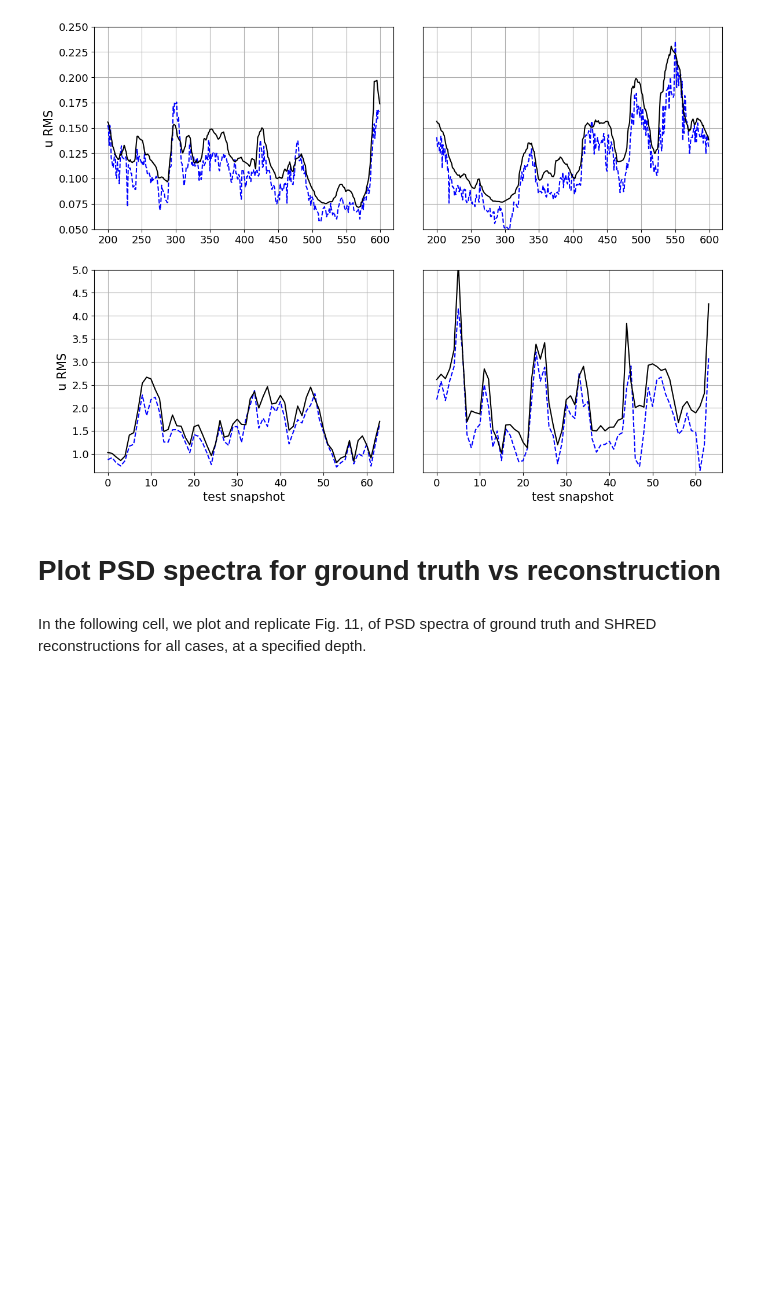
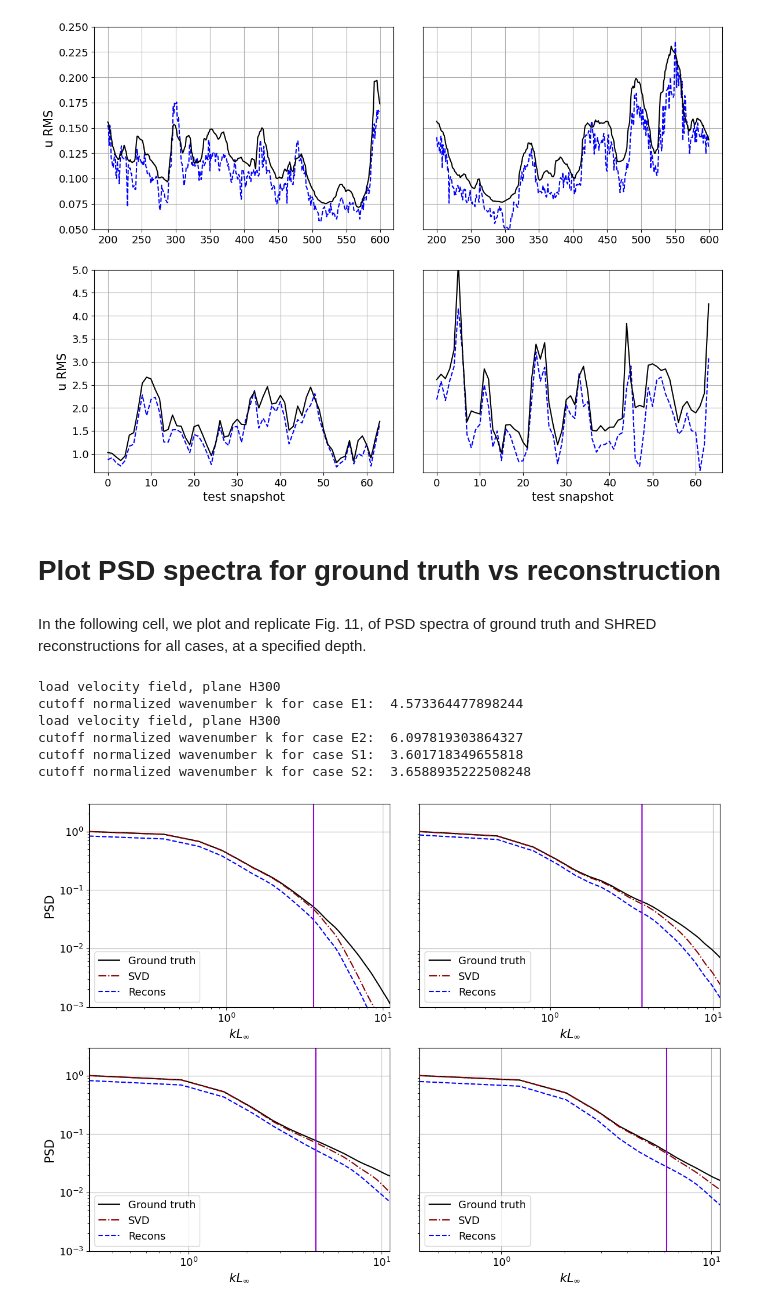
Before and after one commit to krissmoe/SHRED-turbulence-sensing, a Jupyter notebook: Run turbulence sensing SHRED.ipynb, the cells around one changed output. Cells and saved outputs as stored; diff of their text form; code cells hidden in the pictures; blank space fills up the shorter version.

Commit message:
plot PSD spectra for ground truth vs reconstruction

```diff
--- a/Run turbulence sensing SHRED.ipynb
+++ b/Run turbulence sensing SHRED.ipynb
@@ -407,3 +408,20 @@ shape fft:  (64, 261)
 # Plot PSD spectra for ground truth vs reconstruction
 # %% [markdown]
 In the following cell, we plot and replicate Fig. 11, of PSD spectra of ground truth and SHRED reconstructions for all cases, at a specified depth.
+# %%
+vel_planes = [40,50,5,5]
+ranks = [225, 250, 100, 100]
+SHRED_ensembles=[7,7, 33, 33]
+experimental_ensembles = [13, 13]
+ranks = [225, 250, 100, 100]
+num_sensors=3
+
+plot_results.plot_psd_compare(vel_planes, SHRED_ensembles, experimental_ensembles, ranks, num_sensors)
+# %% [output]
+load velocity field, plane H300
+cutoff normalized wavenumber k for case E1:  4.573364477898244
+load velocity field, plane H300
+cutoff normalized wavenumber k for case E2:  6.097819303864327
+cutoff normalized wavenumber k for case S1:  3.601718349655818
+cutoff normalized wavenumber k for case S2:  3.6588935222508248
+[figure, added]
```
Also changed, not shown: parts of 1 cell of this notebook, 1 other file.
